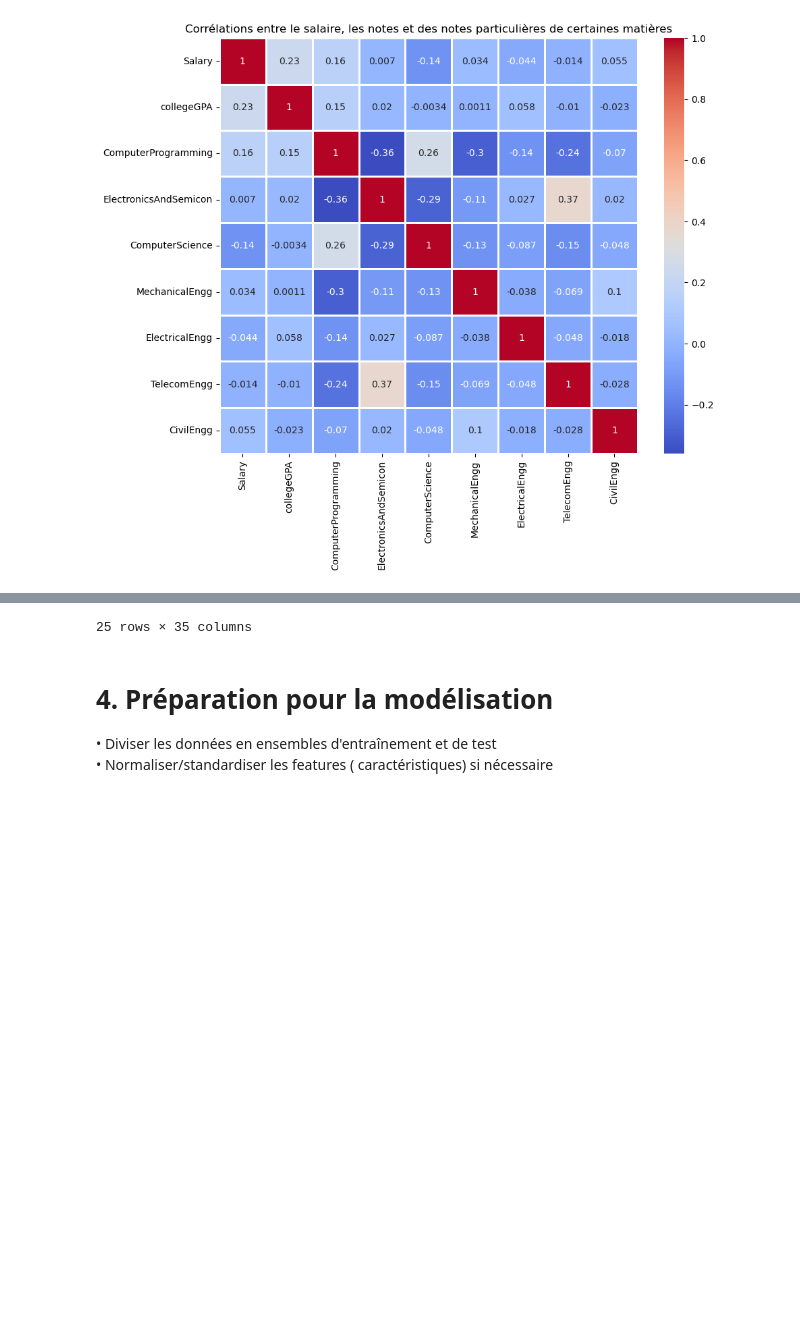
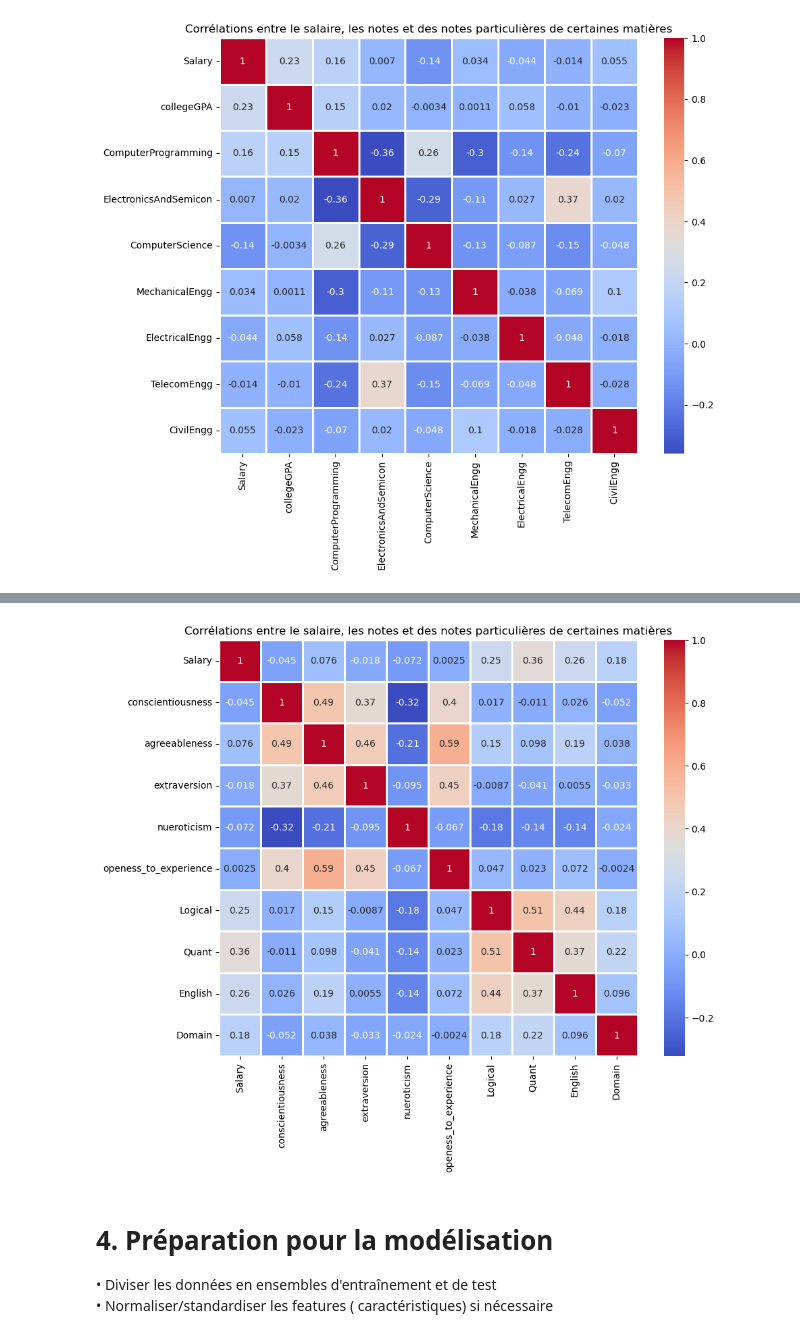
Before and after one commit to MGentieu/Projet_python_data, a Jupyter notebook: Notebook_projet.ipynb, the cells around one changed output, grey strips where cells are left out. Cells and saved outputs as stored; diff of their text form; code cells hidden in the pictures; blank space fills up the shorter version.

```diff
--- a/Notebook_projet.ipynb
+++ b/Notebook_projet.ipynb
@@ -552,6 +552,13 @@ plt.show()
 # %% [output]
 [figure]
 # %%
-temp = df[df['Salary']>1000000]
-temp.head(25)
+temp = df[['Salary','conscientiousness','agreeableness','extraversion','nueroticism','openess_to_experience','Logical', 'Quant', 'English', 'Domain']]
+temp = temp[temp['Salary']<900000]
+temp = temp.corr()
+
+plt.figure(figsize=(10,8))
+sb.heatmap(data = temp, annot=True, linewidths=1.0, cmap='coolwarm')
+plt.title("Corrélations entre le salaire, les notes et des notes particulières de certaines matières")
+
+plt.show()
 # %% [output]
@@ -575,4 +565,4 @@ temp.head(25)
-25 rows × 35 columns
+[figure, added]
 # %% [markdown]
 # 4. Préparation pour la modélisation
 • Diviser les données en ensembles d'entraînement et de test <br>
```
Also changed, not shown: parts of 1 cell of this notebook, 1 other file.
